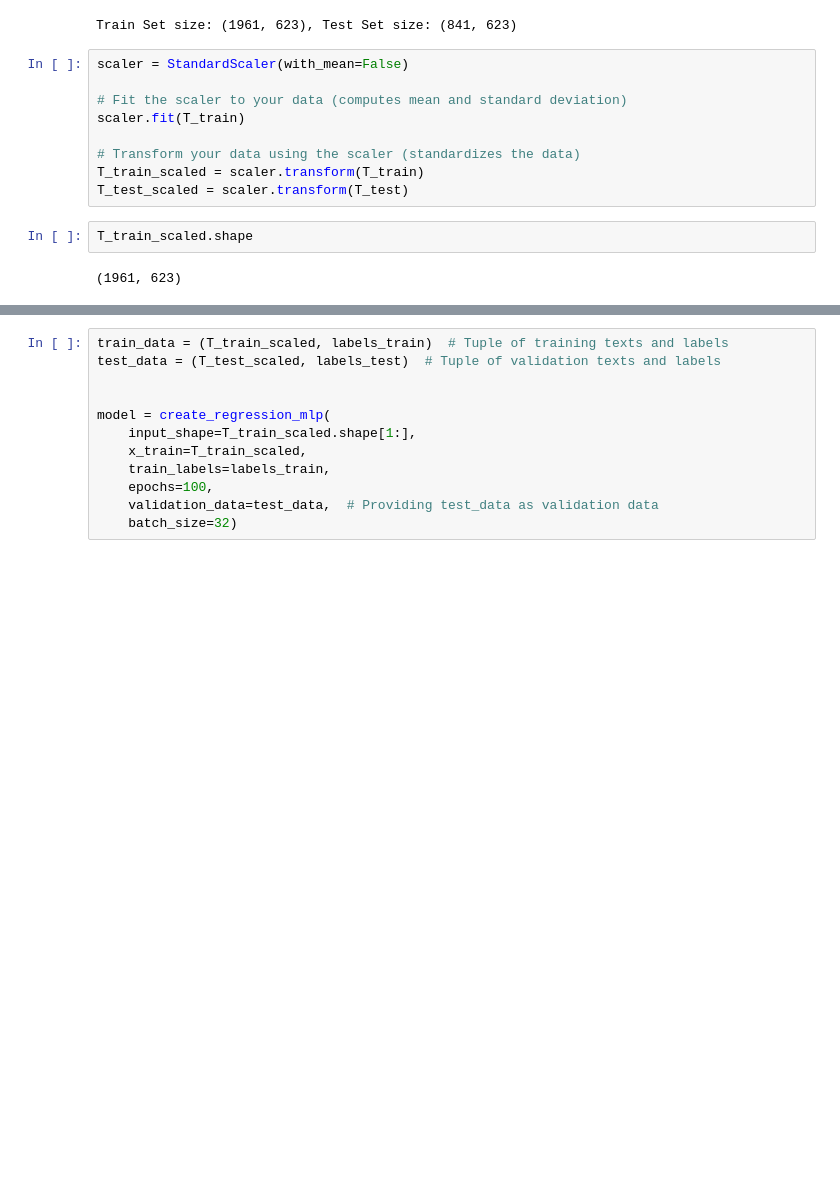
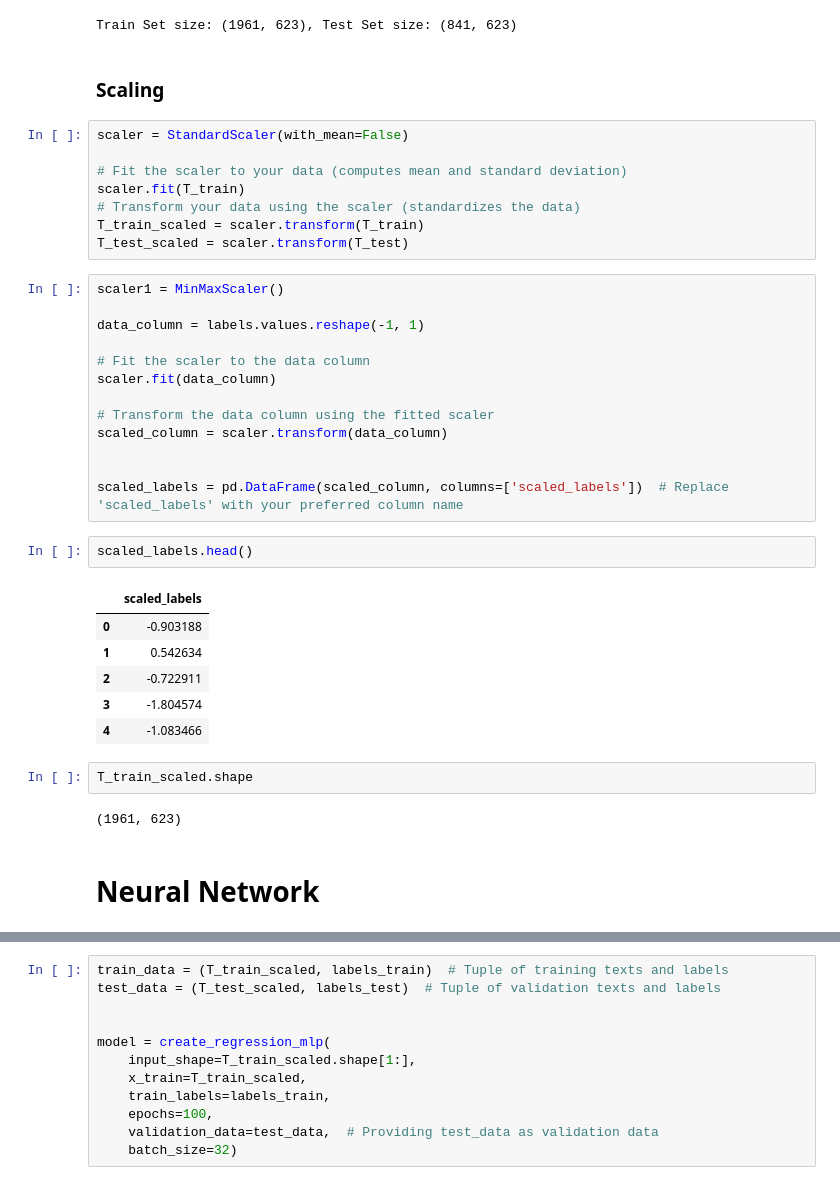
Before and after one commit to johnvelgakis/ChronologicalAttribution, a Jupyter notebook: ChronologicalAttribution.ipynb, the cells around one changed output, grey strips where cells are left out. Drawn from its saved outputs; the diff is of its cells as text; blank space fills up the shorter version.

```diff
--- a/ChronologicalAttribution.ipynb
+++ b/ChronologicalAttribution.ipynb
@@ -112,16 +136,41 @@ T_train, T_test = ngram_vectorize(text_train, labels_train, text_test)
 print(f'Train Set size: {T_train.shape}, Test Set size: {T_test.shape}')
 # %% [output]
 Train Set size: (1961, 623), Test Set size: (841, 623)
+# %% [markdown]
+### Scaling
 # %%
 scaler = StandardScaler(with_mean=False)
 
 # Fit the scaler to your data (computes mean and standard deviation)
 scaler.fit(T_train)
-
 # Transform your data using the scaler (standardizes the data)
 T_train_scaled = scaler.transform(T_train)
 T_test_scaled = scaler.transform(T_test)
+# %%
+scaler1 = MinMaxScaler()
+
+data_column = labels.values.reshape(-1, 1)
+
+# Fit the scaler to the data column
+scaler.fit(data_column)
+
+# Transform the data column using the fitted scaler
+scaled_column = scaler.transform(data_column)
+
+
+scaled_labels = pd.DataFrame(scaled_column, columns=['scaled_labels'])  # Replace 'scaled_labels' with your preferred column name
+# %%
+scaled_labels.head()
+# %% [output]
+|  | scaled_labels |
+| 0 | -0.903188 |
+| 1 | 0.542634 |
+| 2 | -0.722911 |
+| 3 | -1.804574 |
+| 4 | -1.083466 |
 # %%
 T_train_scaled.shape
 # %% [output]
 (1961, 623)
+# %% [markdown]
+# Neural Network
```
Also changed, not shown: parts of 23 cells of this notebook, 2 other files.
